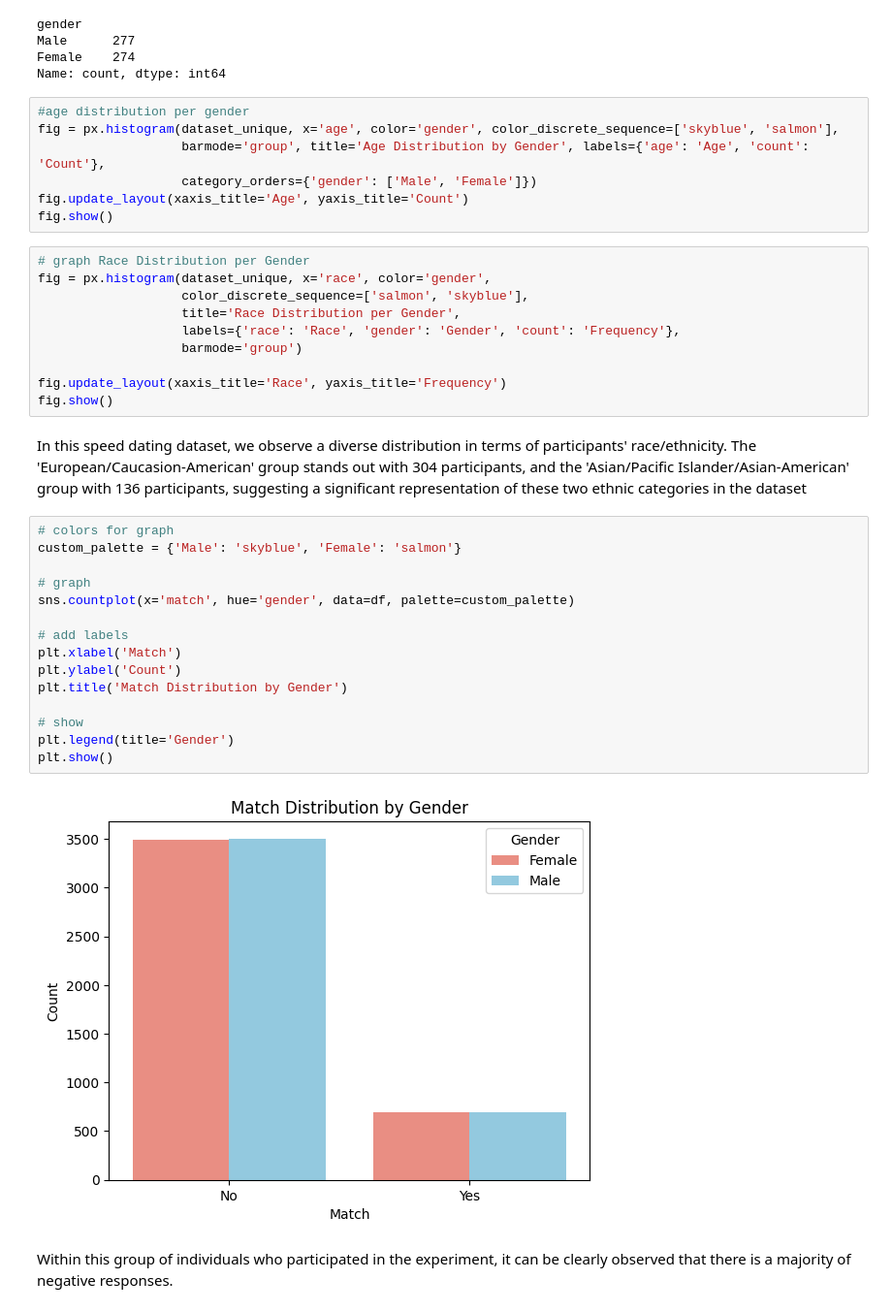
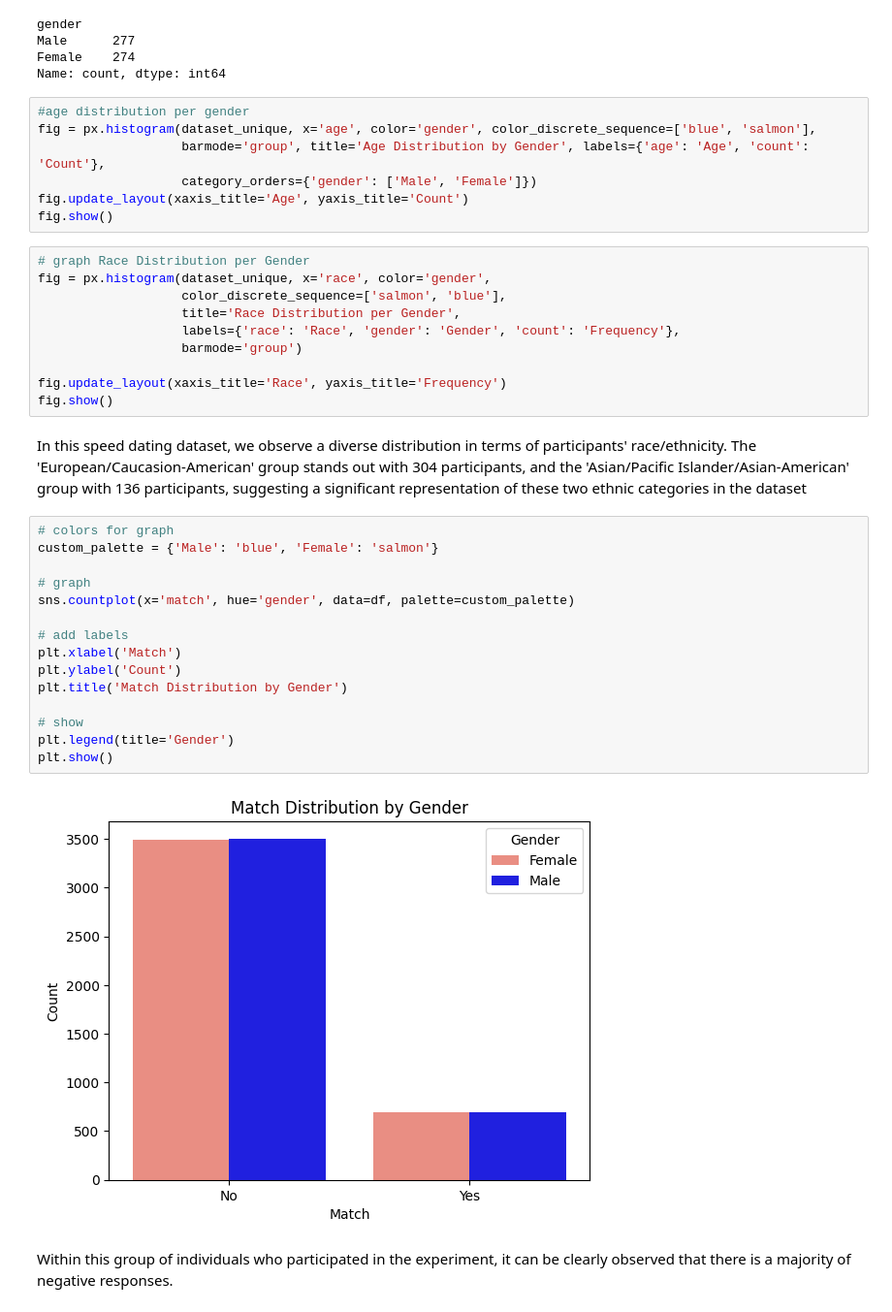
Before and after one commit to eugeniamellano/Bloc-2, a Jupyter notebook: Speed_Dating/Tinder-Project.ipynb, the cells around one changed output. Shown at 97% size. Saved outputs shown, nothing was run; the diff lists cells and outputs as text.

```diff
--- a/Speed_Dating/Tinder-Project.ipynb
+++ b/Speed_Dating/Tinder-Project.ipynb
@@ -221,7 +221,7 @@ Female    274
 Name: count, dtype: int64
 # %%
 #age distribution per gender
-fig = px.histogram(dataset_unique, x='age', color='gender', color_discrete_sequence=['skyblue', 'salmon'],
+fig = px.histogram(dataset_unique, x='age', color='gender', color_discrete_sequence=['blue', 'salmon'],
                    barmode='group', title='Age Distribution by Gender', labels={'age': 'Age', 'count': 'Count'},
                    category_orders={'gender': ['Male', 'Female']})
 fig.update_layout(xaxis_title='Age', yaxis_title='Count')
@@ -229,7 +229,7 @@ fig.show()
 # %%
 # graph Race Distribution per Gender
 fig = px.histogram(dataset_unique, x='race', color='gender',
-                   color_discrete_sequence=['salmon', 'skyblue'],
+                   color_discrete_sequence=['salmon', 'blue'],
                    title='Race Distribution per Gender',
                    labels={'race': 'Race', 'gender': 'Gender', 'count': 'Frequency'},
                    barmode='group')
@@ -240,21 +240,21 @@ fig.show()
 In this speed dating dataset, we observe a diverse distribution in terms of participants' race/ethnicity. The 'European/Caucasion-American' group stands out with 304 participants, and the 'Asian/Pacific Islander/Asian-American' group with 136 participants, suggesting a significant representation of these two ethnic categories in the dataset
 # %%
 # colors for graph
-custom_palette = {'Male': 'skyblue', 'Female': 'salmon'}
+custom_palette = {'Male': 'blue', 'Female': 'salmon'}
 
 # graph
 sns.countplot(x='match', hue='gender', data=df, palette=custom_palette)
 
 # add labels
 plt.xlabel('Match')
 plt.ylabel('Count')
 plt.title('Match Distribution by Gender')
 
 # show
 plt.legend(title='Gender')
 plt.show()
 # %% [output]
-[figure, old version]
+[figure, new version]
 # %% [markdown]
 Within this group of individuals who participated in the experiment, it can be clearly observed that there is a majority of negative responses.
 # %% [markdown]
```
Also changed, not shown: parts of 4 cells of this notebook.
